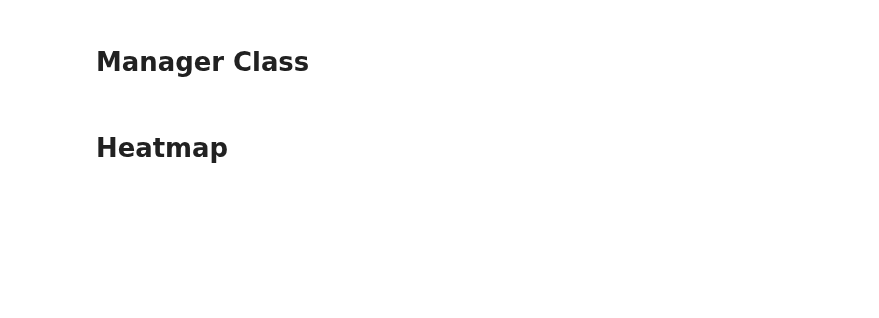
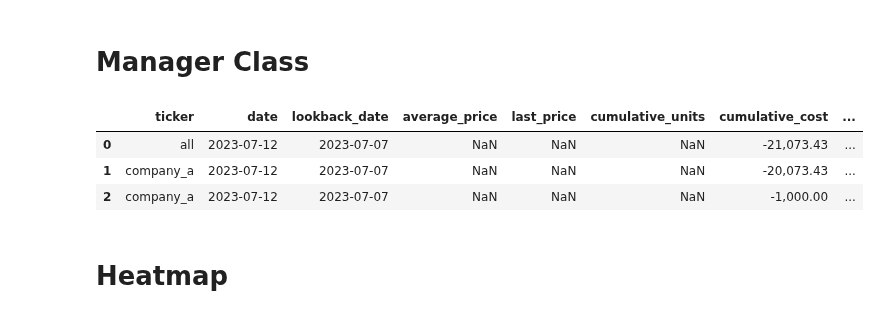
Before and after one commit to jkoestner/folioflex, a Jupyter notebook: notebook/portfolio_example.ipynb, the cells around one changed output. Drawn from its saved outputs; the diff is of its cells as text; code cells hidden in the pictures; blank space fills up the shorter version.

```diff
--- a/notebook/portfolio_example.ipynb
+++ b/notebook/portfolio_example.ipynb
@@ -89,9 +148,15 @@ portfolios = [pf, company_a, company_b]
 pm = portfolio.Manager(portfolios)
 # %%
 pm_df = pm.get_summary(lookback=5)
-pm_df['simple_return_pct'] = pm_df['simple_return_pct'].apply(lambda x: "{:.2%}".format(x))
-pm_df['return_pct'] = pm_df['return_pct'].apply(lambda x: "{:.2%}".format(x))
+pm_df['dwrr_pct'] = pm_df['dwrr_pct'].apply(lambda x: "{:.2%}".format(x))
+pm_df['dwrr_ann_pct'] = pm_df['dwrr_ann_pct'].apply(lambda x: "{:.2%}".format(x))
+pm_df['benchmark_dwrr_pct'] = pm_df['benchmark_dwrr_pct'].apply(lambda x: "{:.2%}".format(x))
 pm_df.reset_index()
+# %% [output]
+|  | ticker | date | lookback_date | average_price | last_price | cumulative_units | cumulative_cost | ... |
+| 0 | all | 2023-07-12 | 2023-07-07 | NaN | NaN | NaN | -21,073.43 | ... |
+| 1 | company_a | 2023-07-12 | 2023-07-07 | NaN | NaN | NaN | -20,073.43 | ... |
+| 2 | company_a | 2023-07-12 | 2023-07-07 | NaN | NaN | NaN | -1,000.00 | ... |
 # %% [markdown]
 # Heatmap
 # %%
```
Also changed, not shown: parts of 16 cells of this notebook, 4 other files.
